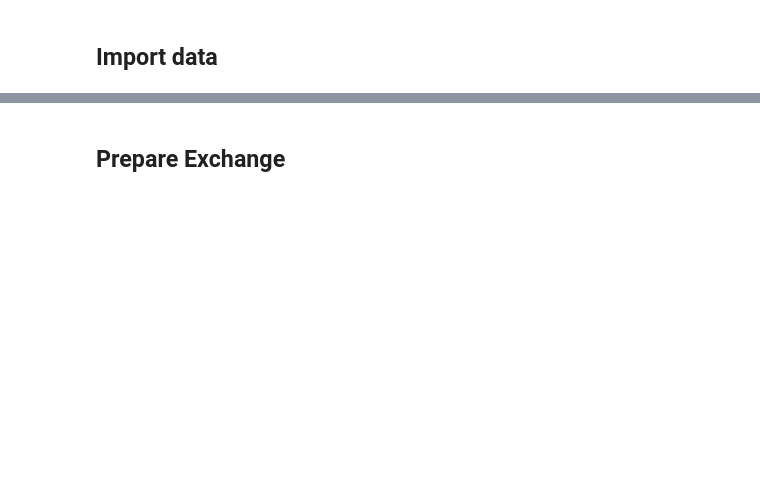
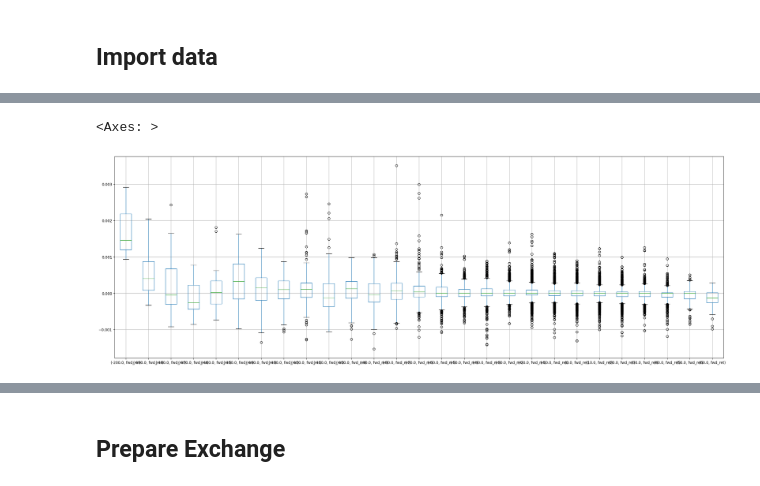
Before and after one commit to jaNGOB/pySimX, a Jupyter notebook: pySimX/examples/Multi-Asset TOB Example.ipynb, the cells around one changed output, grey strips where cells are left out. Drawn from its saved outputs; the diff is of its cells as text; code cells hidden in the pictures; blank space fills up the shorter version.

```diff
--- a/pySimX/examples/Multi-Asset TOB Example.ipynb
+++ b/pySimX/examples/Multi-Asset TOB Example.ipynb
@@ -63,0 +85,29 @@ trades = get_data(trades_list)
+# %%
+# Here we iterate through
+
+indicators = []
+
+for i in tqdm(mid_df.reset_index().to_numpy()):
+    if i[1] > 0:
+        indicators.append([ema_calc[0].update(i[1], i[0]), np.nan, var_calc[0].update(i[1], i[0]), np.nan])
+    else:
+        indicators.append([np.nan, ema_calc[1].update(i[2], i[0]), np.nan, var_calc[1].update(i[2], i[0])])
+
+indicators = pd.DataFrame(indicators, columns=['ema_a', 'ema_b', 'std_a', 'std_b'], index=mid_df.index)
+indicators['price_a'] = mid_df['SUSHIUSDT']
+indicators['price_b'] = mid_df['UNIUSDT']
+indicators.ffill(inplace=True)
+indicators['beta'] = indicators.ema_a / indicators.ema_b
+# %%
+indicators['impl_price'] = indicators.price_b * indicators.beta
+indicators['impl_dif'] = (indicators.price_a / indicators.impl_price - 1) * 10_000
+indicators.index = pd.to_datetime(indicators.index, unit='us')
+# %%
+res = indicators.resample('1s').last().ffill()
+res['fwd_ret'] = 0.5 * (res.price_a.shift(5) / res.price_a - 1) - 0.5 * (res.price_b.shift(5) / res.price_b - 1)
+res.impl_dif = res.impl_dif.round(-1)
+# %%
+res.groupby('impl_dif')[['fwd_ret']].boxplot(subplots=False, figsize=(30, 10))
+# %% [output]
+<Axes: >
+[figure, added]
```
Also changed, not shown: parts of 12 cells of this notebook, 1 other file.
